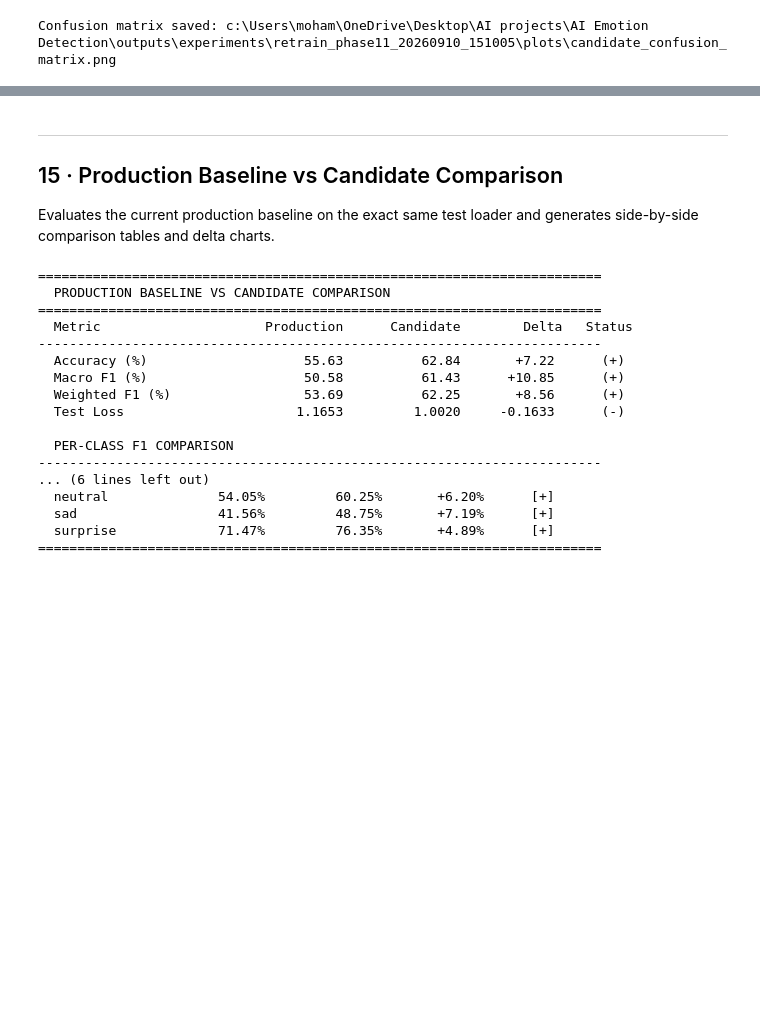
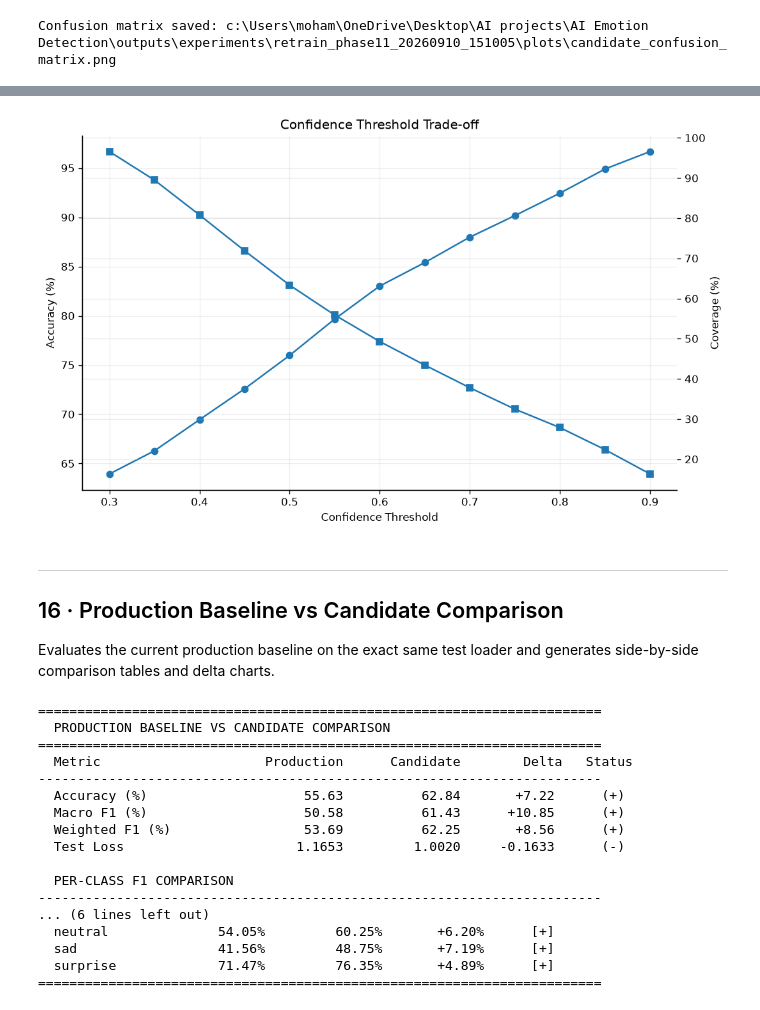
Before and after one commit to MohameedAlaa/FaceSense-AI, a Jupyter notebook: notebooks/02_model_training.ipynb, the cells around one changed output, grey strips where cells are left out. Cells and saved outputs as stored; diff of their text form; code cells hidden in the pictures; blank space fills up the shorter version.

```diff
--- a/notebooks/02_model_training.ipynb
+++ b/notebooks/02_model_training.ipynb
@@ -760,6 +1061,56 @@ Confusion matrix saved: c:\Users\moham\OneDrive\Desktop\AI projects\AI Emotion D
+# %%
+# Confidence Threshold Trade-off Visualization
+
+threshold_values = np.array(thresholds)
+
+accuracies = []
+coverages = []
+
+for threshold in threshold_values:
+    accepted = all_confidences >= threshold
+
+    if accepted.sum() > 0:
+        accuracy = all_correct[accepted].mean() * 100
+    else:
+        accuracy = 0.0
+
+    coverage = accepted.mean() * 100
+
+    accuracies.append(accuracy)
+    coverages.append(coverage)
+
+fig, ax1 = plt.subplots(figsize=(10, 6))
+
+ax1.plot(
+    threshold_values,
+    accuracies,
+    marker="o",
+    label="Accuracy (%)"
+)
+
+ax1.set_xlabel("Confidence Threshold")
+ax1.set_ylabel("Accuracy (%)")
+ax1.grid(alpha=0.2)
+
+ax2 = ax1.twinx()
+
+ax2.plot(
+    threshold_values,
+    coverages,
+    marker="s",
+    label="Coverage (%)"
+)
+
+ax2.set_ylabel("Coverage (%)")
+
+plt.title("Confidence Threshold Trade-off")
+
+plt.show()
+# %% [output]
+[figure, added]
 # %% [markdown]
 ---
-## 15 · Production Baseline vs Candidate Comparison
+## 16 · Production Baseline vs Candidate Comparison
 
 Evaluates the current production baseline on the exact same test loader and generates side-by-side comparison tables and delta charts.
 # %%
```
Also changed, not shown: parts of 17 cells of this notebook.
